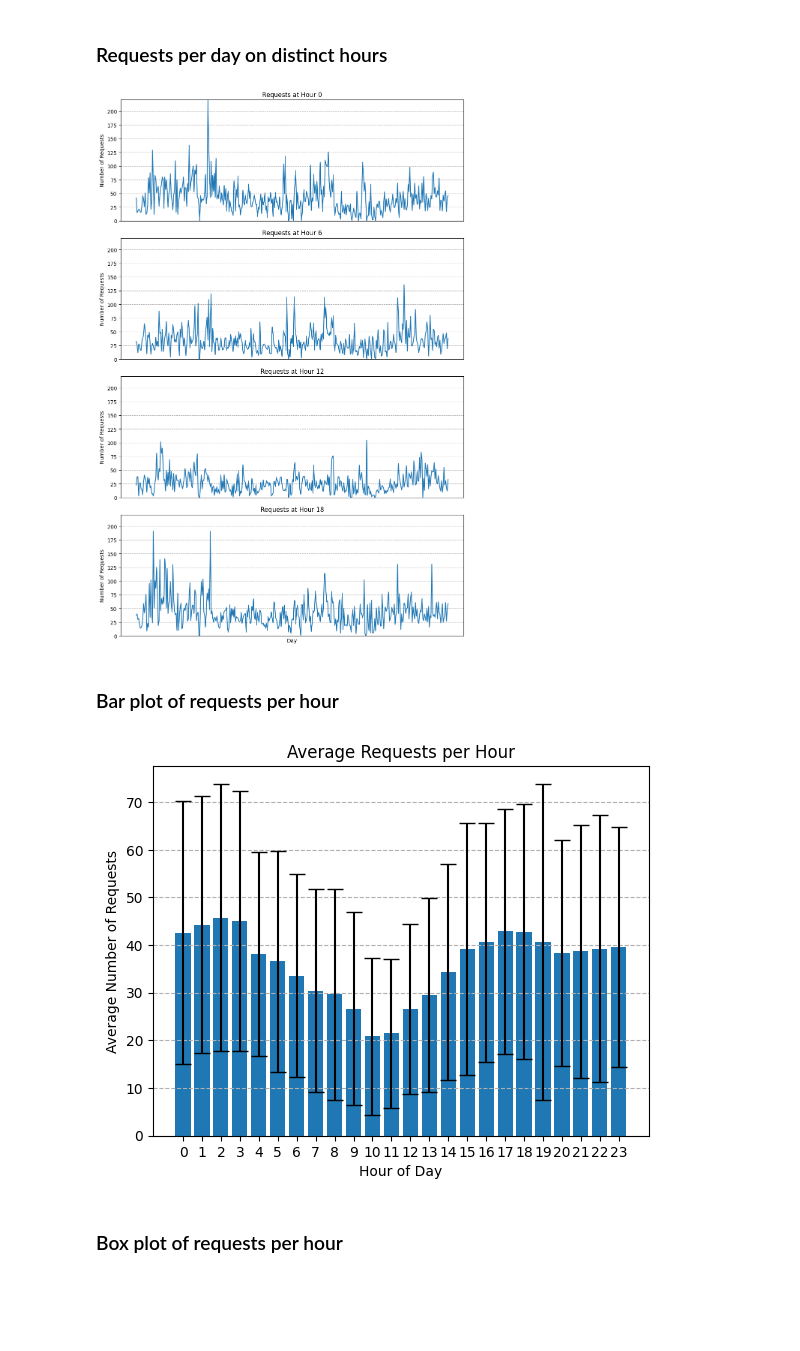
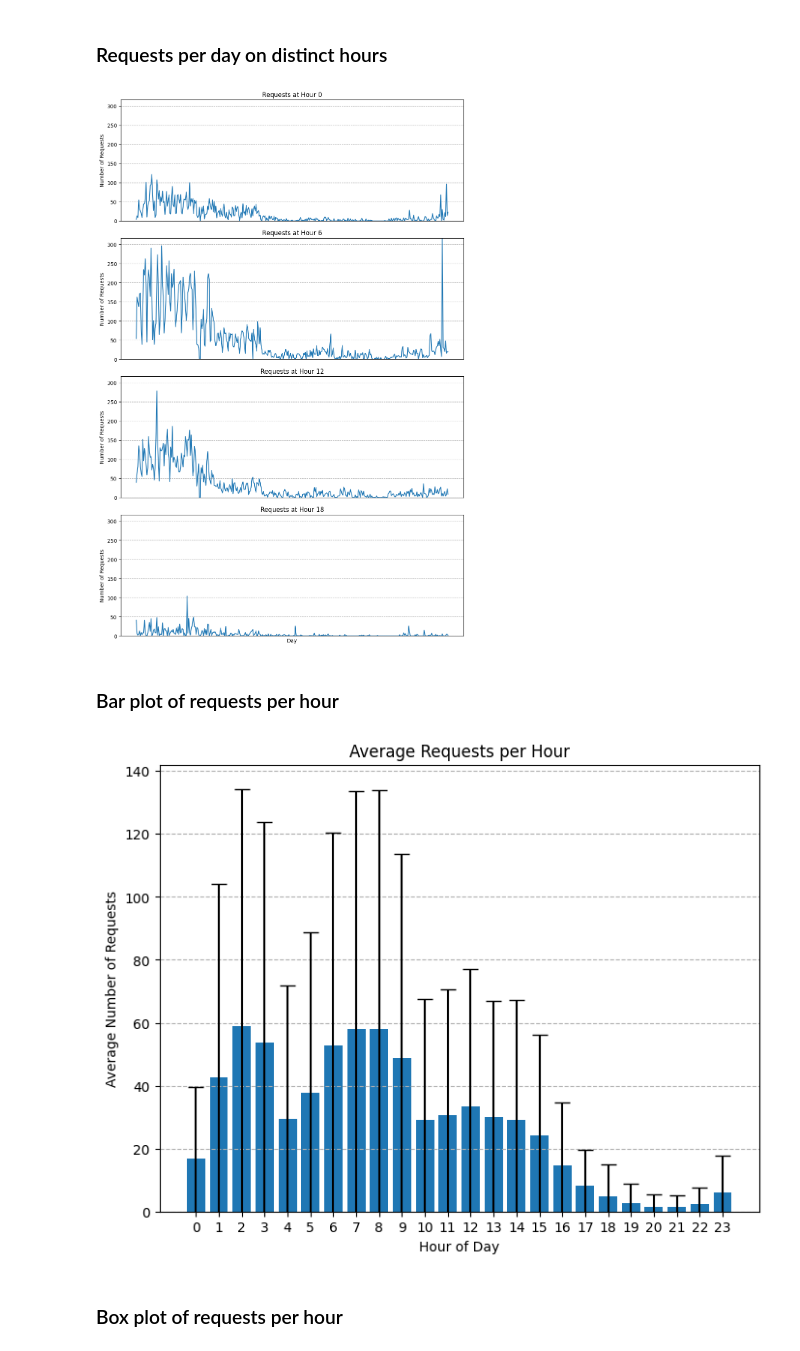
Before and after one commit to dimkapsos/aalto-phd-tasks, a Jupyter notebook: task3.ipynb, the cells around one changed output. Saved outputs shown, nothing was run; the diff lists cells and outputs as text; code cells hidden in the pictures; blank space fills up the shorter version.

```diff
--- a/task3.ipynb
+++ b/task3.ipynb
@@ -113,7 +113,7 @@ list_of_countries
 It is preferable to work with a smaller dataset so the rest of the preprocessing steps will be applied on each country required.
 # %%
 # all the other preprocessing steps will be applied only on the specific country dataset split
-country = "United States" # could be Germany, US, or China
+country = "China" # could be Germany, US, or China
 
 country_ds = ds.filter(lambda x: x['country'] == country).remove_columns(['country'])
 country_ds
@@ -354,26 +354,27 @@ axs[-1].set_xlabel("Day")
 plt.tight_layout()
 plt.show()
 # %% [output]
-[figure, old version]
+[figure, new version]
 # %% [markdown]
 ### Bar plot of requests per hour
 # %%
 # Plot request distributions as bar charts
 import matplotlib.pyplot as plt
 hours = list(range(24))
 # Since values are positive, the plot should not display values below zero
+plt.figure(figsize=(8, 6))
 request_means = [hour_stats[hour]["requests_mean"] for hour in hours]
 request_stds = [hour_stats[hour]["requests_std"] for hour in hours]
 plt.bar(hours, request_means, yerr=request_stds,linewidth = 2, capsize=6)
 plt.xlabel("Hour of Day")
 plt.ylabel("Average Number of Requests")
 plt.title("Average Requests per Hour")
 plt.xticks(hours)
 plt.grid(True, axis='y', linestyle='--')
 plt.ylim(bottom=0) # Set y-axis
 plt.show()
 # %% [output]
-[figure, old version]
+[figure, new version]
 # %% [markdown]
 ### Box plot of requests per hour
 # %% [markdown]
```
Also changed, not shown: parts of 9 cells of this notebook, 1 other file.
